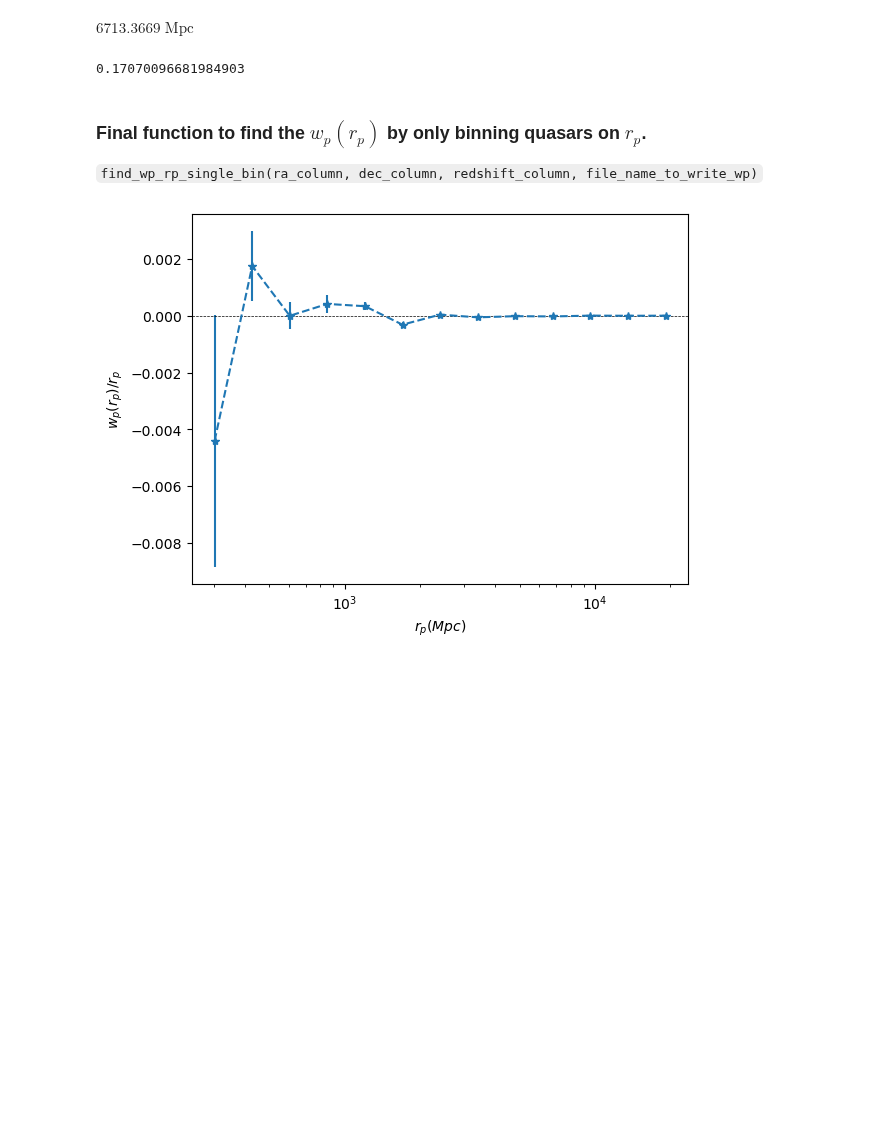
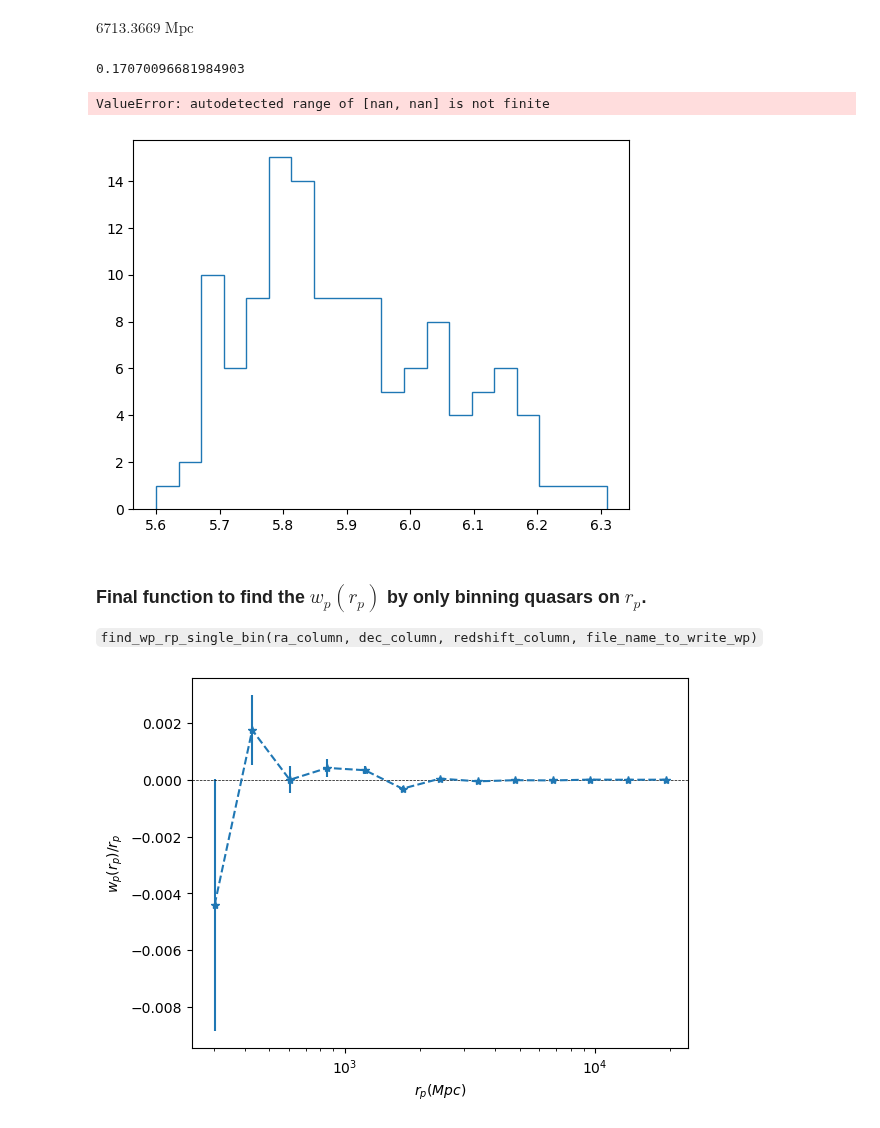
Before and after one commit to VibinRam/DP2, a Jupyter notebook: Codes/Clustering_analysis/Clustering_finder.ipynb, the cells around one changed output. Drawn from its saved outputs; the diff is of its cells as text; code cells hidden in the pictures; blank space fills up the shorter version.

```diff
--- a/Codes/Clustering_analysis/Clustering_finder.ipynb
+++ b/Codes/Clustering_analysis/Clustering_finder.ipynb
@@ -41,6 +41,14 @@ for line in schind_23_data:
 ra_col_schind_23 = np.array(ra_col_schind_23)
 dec_col_schind_23 = np.array(dec_col_schind_23)
 red_col_schind_23 = np.array(red_col_schind_23)
+# %%
+rand_ra, rand_dec, rand_red = make_rand_cat(len(red_col_schind_23), red_col_schind_23)
+
+plt.hist(red_col_schind_23, 20, histtype='step')
+plt.hist(rand_red, 20, histtype='step')
+# %% [output]
+ValueError: autodetected range of [nan, nan] is not finite
+[figure, added]
 # %% [markdown]
 ### Final function to find the $w_p(r_p)$ by only binning quasars on $r_p$.
 `find_wp_rp_single_bin(ra_column, dec_column, redshift_column, file_name_to_write_wp)`
```
Also changed, not shown: 18 other files.
